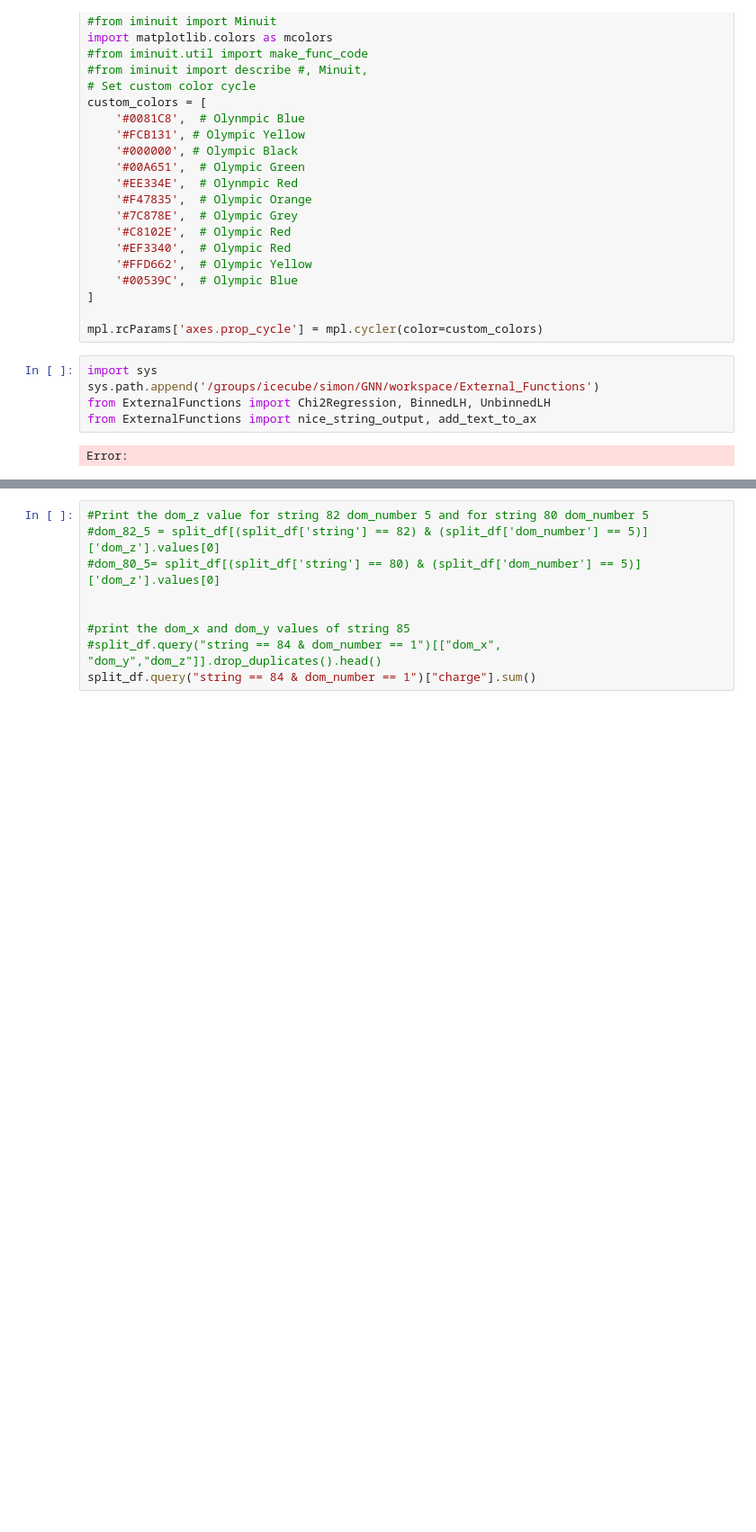
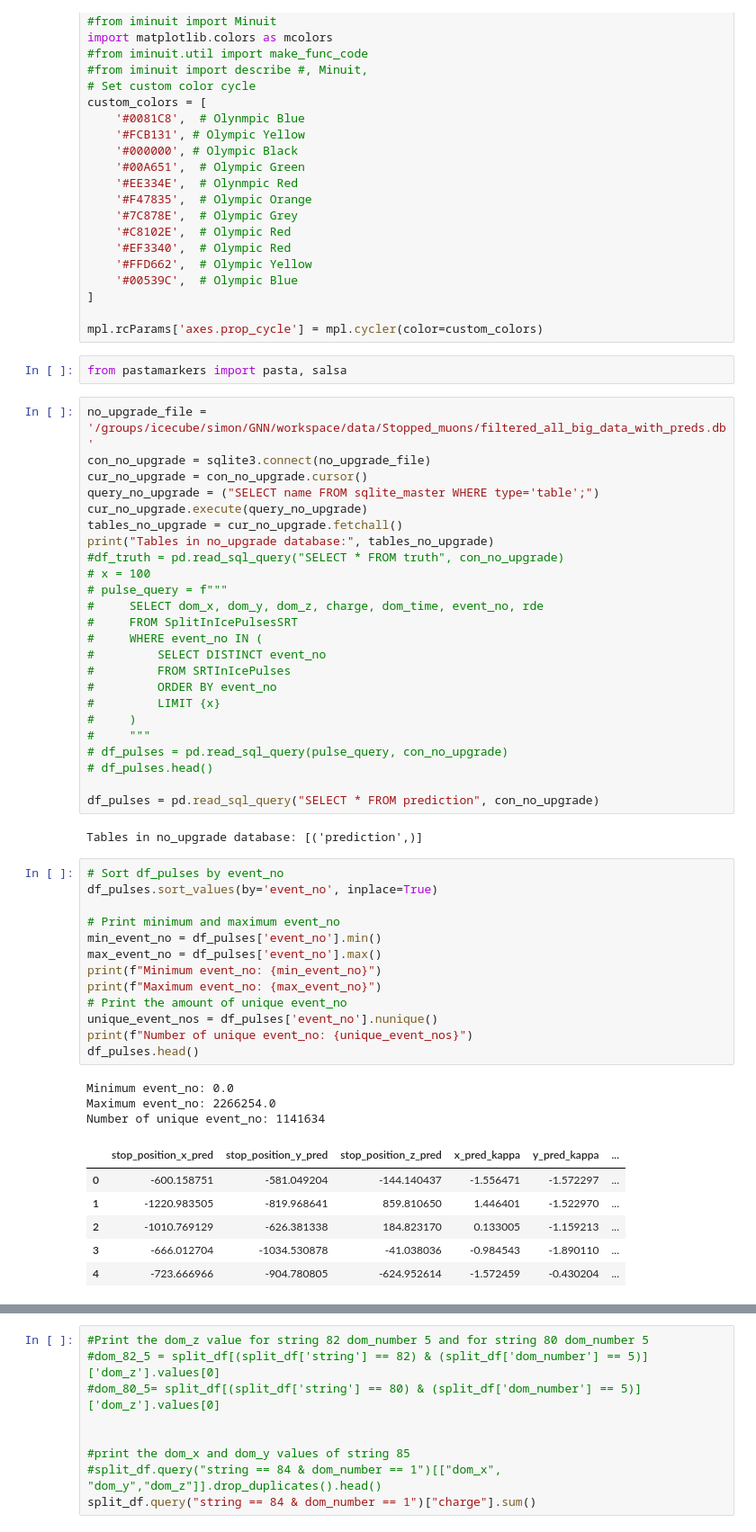
Before and after one commit to SimonOergaard/Dom-Calibration, a Jupyter notebook: muon_analysis.ipynb, the cells around one changed output, grey strips where cells are left out. Shown at 90% size. Drawn from its saved outputs; the diff is of its cells as text; blank space fills up the shorter version.

```diff
--- a/muon_analysis.ipynb
+++ b/muon_analysis.ipynb
@@ -26,10 +26,54 @@ custom_colors = [
 ]
 
 mpl.rcParams['axes.prop_cycle'] = mpl.cycler(color=custom_colors)
-# %%
-import sys
-sys.path.append('/groups/icecube/simon/GNN/workspace/External_Functions')
-from ExternalFunctions import Chi2Regression, BinnedLH, UnbinnedLH
-from ExternalFunctions import nice_string_output, add_text_to_ax
-# %% [output]
-Error:
+# %%
+from pastamarkers import pasta, salsa
+# %%
+no_upgrade_file =  '/groups/icecube/simon/GNN/workspace/data/Stopped_muons/filtered_all_big_data_with_preds.db'
+con_no_upgrade = sqlite3.connect(no_upgrade_file)
+cur_no_upgrade = con_no_upgrade.cursor()
+query_no_upgrade = ("SELECT name FROM sqlite_master WHERE type='table';")
+cur_no_upgrade.execute(query_no_upgrade)
+tables_no_upgrade = cur_no_upgrade.fetchall()
+print("Tables in no_upgrade database:", tables_no_upgrade)
+#df_truth = pd.read_sql_query("SELECT * FROM truth", con_no_upgrade)
+# x = 100
+# pulse_query = f"""
+#     SELECT dom_x, dom_y, dom_z, charge, dom_time, event_no, rde
+#     FROM SplitInIcePulsesSRT
+#     WHERE event_no IN (
+#         SELECT DISTINCT event_no
+#         FROM SRTInIcePulses
+#         ORDER BY event_no
+#         LIMIT {x}
+#     )
+#     """
+# df_pulses = pd.read_sql_query(pulse_query, con_no_upgrade)
+# df_pulses.head()
+
+df_pulses = pd.read_sql_query("SELECT * FROM prediction", con_no_upgrade)
+# %% [output]
+Tables in no_upgrade database: [('prediction',)]
+# %%
+# Sort df_pulses by event_no
+df_pulses.sort_values(by='event_no', inplace=True)
+
+# Print minimum and maximum event_no
+min_event_no = df_pulses['event_no'].min()
+max_event_no = df_pulses['event_no'].max()
+print(f"Minimum event_no: {min_event_no}")
+print(f"Maximum event_no: {max_event_no}")
+# Print the amount of unique event_no
+unique_event_nos = df_pulses['event_no'].nunique()
+print(f"Number of unique event_no: {unique_event_nos}")
+df_pulses.head()
+# %% [output]
+Minimum event_no: 0.0
+Maximum event_no: 2266254.0
+Number of unique event_no: 1141634
+|  | stop_position_x_pred | stop_position_y_pred | stop_position_z_pred | x_pred_kappa | y_pred_kappa | ... |
+| 0 | -600.158751 | -581.049204 | -144.140437 | -1.556471 | -1.572297 | ... |
+| 1 | -1220.983505 | -819.968641 | 859.810650 | 1.446401 | -1.522970 | ... |
+| 2 | -1010.769129 | -626.381338 | 184.823170 | 0.133005 | -1.159213 | ... |
+| 3 | -666.012704 | -1034.530878 | -41.038036 | -0.984543 | -1.890110 | ... |
+| 4 | -723.666966 | -904.780805 | -624.952614 | -1.572459 | -0.430204 | ... |
```
Also changed, not shown: parts of 8 cells of this notebook, 24 other files.
